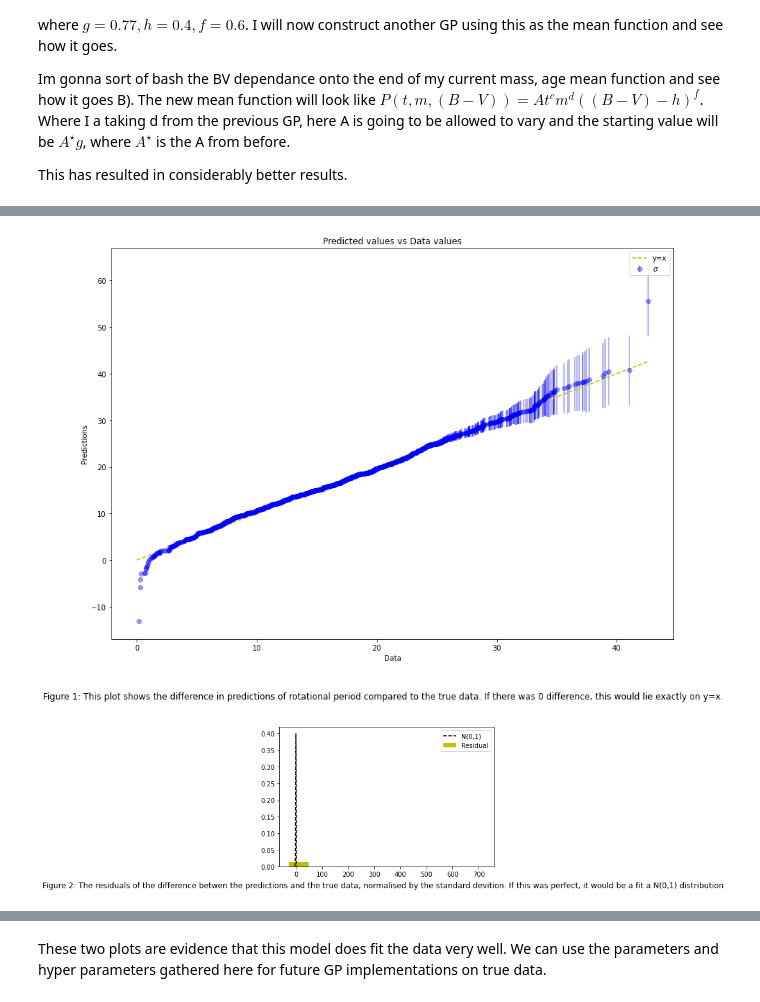
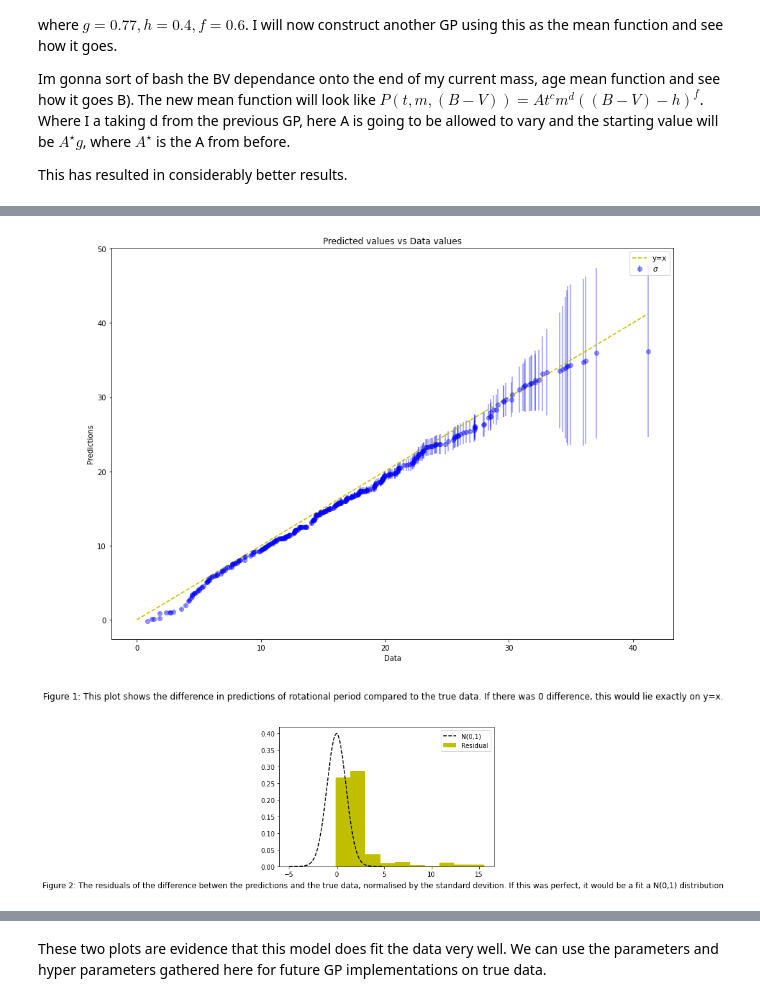
Before and after one commit to ni-phy/year4-project, a Jupyter notebook: Henry/3d_fitting.ipynb, the cells around one changed output, grey strips where cells are left out. Drawn from its saved outputs; the diff is of its cells as text; code cells hidden in the pictures.

```diff
--- a/Henry/3d_fitting.ipynb
+++ b/Henry/3d_fitting.ipynb
@@ -268,7 +273,7 @@ This has resulted in considerably better results.
 #### book ####
 g = 0.77
 h = 0.4
-f = 0.6
+f = 0.601
 c=0.52
 
 #determined
@@ -278,26 +283,23 @@ A = A
 
 K_b = b.bv2T(np.array(6200)) #  Kraft break
 
-#limit = (np.where(BV<K_b))
-
-
-#limit = (np.where(BV>0))
 limit = np.where((Prot>0))
-## big test time
 
 BV_short = BV[limit]
 Prot_short = Prot[limit]
 Age_short = Age[limit]
 Mass_short = Mass[limit]
+
 X = np.array([Age_short, Mass_short, BV_short]).T
 
 
 
 with pm.Model() as model:
 
-    f_ = pm.Normal('f_', f, f*0.5)
-    A_ = pm.Normal('A_', A*g, A*0.3)
-
+    f_ = pm.Uniform('f_', f-0.024, f+0.024)
+    A_ = pm.Normal('A_', A*g, A*0.5)
+    c_ = pm.Normal('c_', c, 0.007)
+    #d_ = pm.Normal('d_', d, d*0.01)
 
 
 
@@ -307,15 +309,18 @@ with pm.Model() as model:
     Mass_true = pm.Uniform("Mass_true", min(Mass_short), max(Mass_short), shape=Mass_short.shape)
     Mass_obs = pm.Normal("Mass_obs", Mass_true, Mass_short*n_oth, observed=Mass_short)
 
-    #BV_true = pm.Uniform("BV_True", min(BV_short), max(BV_short), shape=BV_short.shape)
-    #BV_obs = pm.Normal("BV_obs", BV_true, BV_short*n_oth, observed=BV_short)
+
+    BV_true = pm.Uniform("BV_True", min(BV_short), max(BV_short), shape=BV_short.shape)
+    BV_obs = pm.Normal("BV_obs", BV_true, BV_short*n_oth, observed=BV_short)
+
+
+    Prot_true = pm.Uniform("Prot_true", min(Prot_short), max(Prot_short), shape=Prot_short.shape)
+    Prot_obs = pm.Normal("Prot_obs", Prot_true, Prot_short*n_oth, observed=Prot_short)
 
 
 
-
-
-    mean = A_* Age_true**c   * Mass_true **d  * (BV_short - h)**f_
-    resid = Prot_short - mean
+    mean = A_* Age_true**c_   * Mass_true **d  * (BV_true - h)**f_
+    resid = Prot_true - mean
 
     l1 = pm.Lognormal('l1', mu=np.log(14.0), sigma=0.11)  # 1
     l2 = pm.Lognormal('l2', mu=np.log(3.6), sigma=0.11)
@@ -332,9 +337,9 @@ with pm.Model() as model:
     K = K1 * K2 * K3
 
     gp = pm.gp.Marginal(cov_func=K)
-    x = tt.tensor.stack([Age_true, Mass_true, BV_short])
+    x = tt.tensor.stack([Age_true, Mass_true, BV_true])
 
-    obs = gp.marginal_likelihood("obs", X=x.T , y=resid, noise=n_oth)
+    obs = gp.marginal_likelihood("obs", X=x.T , y=resid, noise=Prot_short*n_oth)
 
     #if not var_inf:
     mp = pm.find_MAP()
@@ -344,7 +349,10 @@ with pm.Model() as model:
 mu, var = gp.predict(X, point=mp, diag=True, pred_noise=False)
 sd = np.sqrt(var)
 
-mean = mp['A_'] *Age**c   * Mass **d  * (BV - h)**mp['f_']
+
+
+
+mean = mp['A_'] *Age**mp['c_']   * Mass **d  * (BV - h)**mp['f_']
 
 ydata = Prot
 num_gen = len(Mass)
@@ -367,35 +375,35 @@ fig = plt.figure(figsize=(14, 10))
 plt.plot([0, max(Prot)], [0, max(Prot)], linestyle='--', label='y=x', color='y')
 plt.errorbar(np.sort(Prot_short), vals[0,:], yerr=vals[1,:], fmt='o', label=r'$\sigma$', color='b', alpha=0.4)
 
 
 plt.xlabel("Data")
 plt.ylabel("Predictions")
 plt.title("Predicted values vs Data values")
 
 txt="Figure 1: This plot shows the difference in predictions of rotational period compared to the true data. If there was 0 difference, this would lie exactly on y=x."
 plt.figtext(0.5, 0.01, txt, wrap=True, horizontalalignment='center', fontsize=12)
 
 plt.legend()
 plt.show()
 
 Z = (np.sort(Prot_short) - vals[0, :])/(vals[1, :])
 
 
 
 x = np.linspace(-5,5, 1000)
 f = 1/np.sqrt(2 * np.pi) * np.exp(-1/2 * x**2) #N(0,1) to compare with Z
 
 plt.hist(Z, density=True, label='Residual', color='y')
 
 plt.plot(x,f, label='N(0,1)', color='k', linestyle='--')
 txt="Figure 2: The residuals of the difference betwen the predictions and the true data, normalised by the standard devition. If this was perfect, it would be a fit a N(0,1) distribution"
 plt.figtext(0.5, 0.01, txt, wrap=True, horizontalalignment='center', fontsize=12)
 
 plt.legend()
 plt.show()
 # %% [output]
-[figure, old version]
+[figure, new version]
-[figure, old version]
+[figure, new version]
 # %%
 print(sd_test)
 # %% [output]
```
Also changed, not shown: parts of 7 cells of this notebook.
